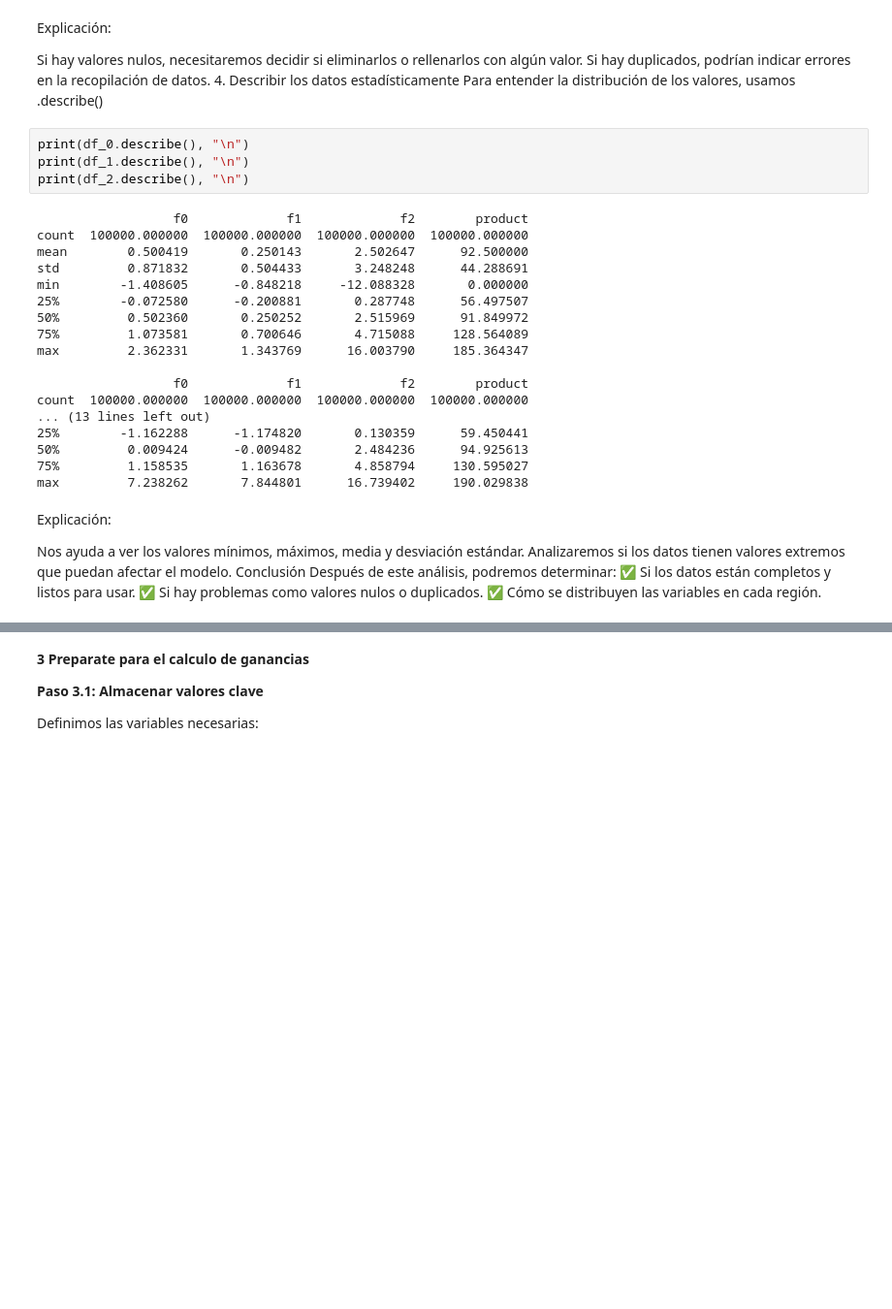
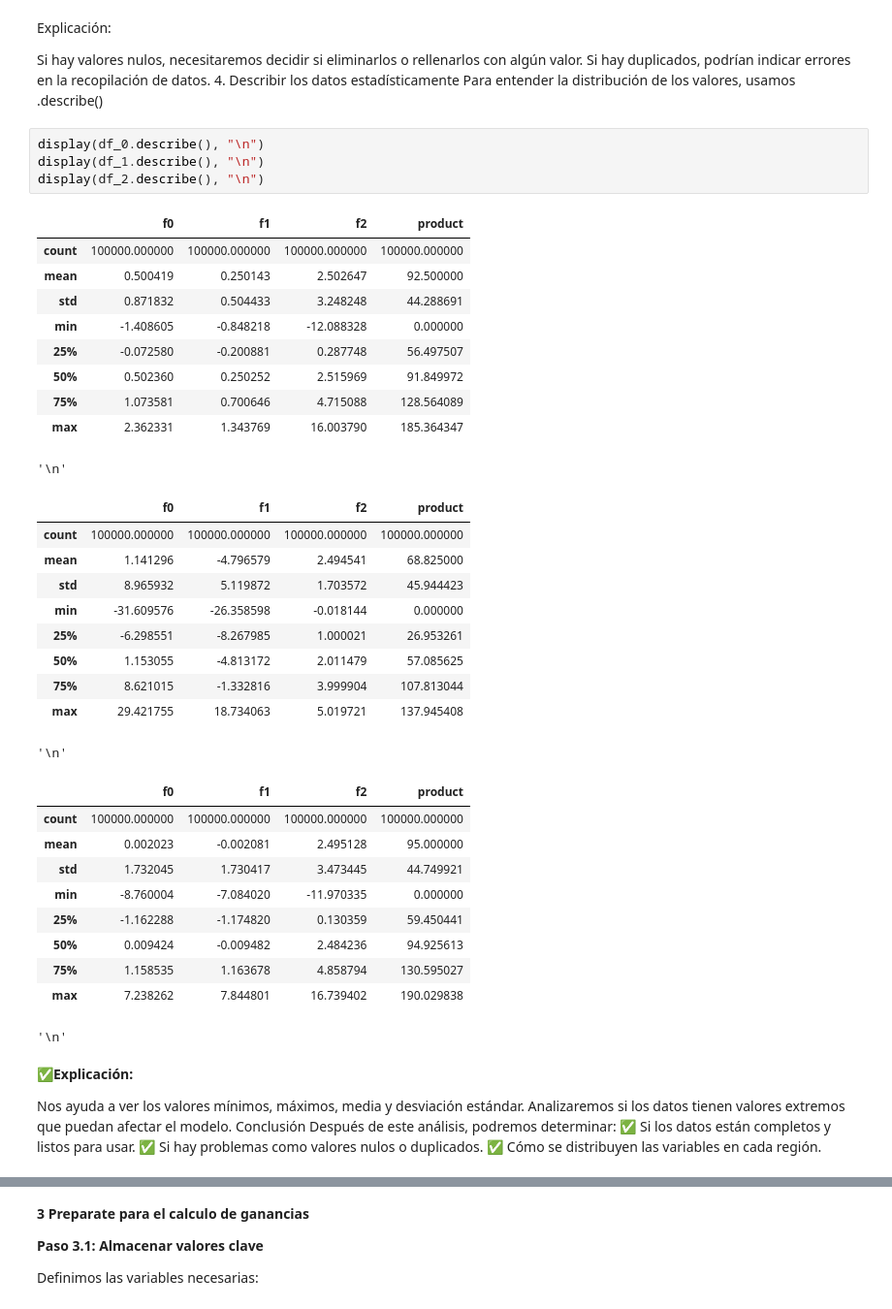
Before and after one commit to albertoisaak/AprendizajeAutomaticoDeNegocios, a Jupyter notebook: Sprint11.ipynb, the cells around one changed output, grey strips where cells are left out. Shown: that part at 97% size. Drawn from its saved outputs; the diff is of its cells as text; blank space fills up the shorter version.

```diff
--- a/Sprint11.ipynb
+++ b/Sprint11.ipynb
@@ -119,29 +134,42 @@ Si hay duplicados, podrían indicar errores en la recopilación de datos.
 4. Describir los datos estadísticamente
 Para entender la distribución de los valores, usamos .describe()
 # %%
-print(df_0.describe(), "\n")
-print(df_1.describe(), "\n")
-print(df_2.describe(), "\n")
+display(df_0.describe(), "\n")
+display(df_1.describe(), "\n")
+display(df_2.describe(), "\n")
 # %% [output]
+|  | f0 | f1 | f2 | product |
+| count | 100000.000000 | 100000.000000 | 100000.000000 | 100000.000000 |
+| mean | 0.500419 | 0.250143 | 2.502647 | 92.500000 |
+| std | 0.871832 | 0.504433 | 3.248248 | 44.288691 |
+| min | -1.408605 | -0.848218 | -12.088328 | 0.000000 |
+| 25% | -0.072580 | -0.200881 | 0.287748 | 56.497507 |
+| 50% | 0.502360 | 0.250252 | 2.515969 | 91.849972 |
+| 75% | 1.073581 | 0.700646 | 4.715088 | 128.564089 |
+| max | 2.362331 | 1.343769 | 16.003790 | 185.364347 |
-                  f0             f1             f2        product
-count  100000.000000  100000.000000  100000.000000  100000.000000
-mean        0.500419       0.250143       2.502647      92.500000
-std         0.871832       0.504433       3.248248      44.288691
-min        -1.408605      -0.848218     -12.088328       0.000000
-25%        -0.072580      -0.200881       0.287748      56.497507
-50%         0.502360       0.250252       2.515969      91.849972
-75%         1.073581       0.700646       4.715088     128.564089
-max         2.362331       1.343769      16.003790     185.364347
-
-                  f0             f1             f2        product
-count  100000.000000  100000.000000  100000.000000  100000.000000
-... (13 lines left out)
-25%        -1.162288      -1.174820       0.130359      59.450441
-50%         0.009424      -0.009482       2.484236      94.925613
-75%         1.158535       1.163678       4.858794     130.595027
-max         7.238262       7.844801      16.739402     190.029838
+'\n'
+|  | f0 | f1 | f2 | product |
+| count | 100000.000000 | 100000.000000 | 100000.000000 | 100000.000000 |
+| mean | 1.141296 | -4.796579 | 2.494541 | 68.825000 |
+| std | 8.965932 | 5.119872 | 1.703572 | 45.944423 |
+| min | -31.609576 | -26.358598 | -0.018144 | 0.000000 |
+| 25% | -6.298551 | -8.267985 | 1.000021 | 26.953261 |
+| 50% | 1.153055 | -4.813172 | 2.011479 | 57.085625 |
+| 75% | 8.621015 | -1.332816 | 3.999904 | 107.813044 |
+| max | 29.421755 | 18.734063 | 5.019721 | 137.945408 |
+'\n'
+|  | f0 | f1 | f2 | product |
+| count | 100000.000000 | 100000.000000 | 100000.000000 | 100000.000000 |
+| mean | 0.002023 | -0.002081 | 2.495128 | 95.000000 |
+| std | 1.732045 | 1.730417 | 3.473445 | 44.749921 |
+| min | -8.760004 | -7.084020 | -11.970335 | 0.000000 |
+| 25% | -1.162288 | -1.174820 | 0.130359 | 59.450441 |
+| 50% | 0.009424 | -0.009482 | 2.484236 | 94.925613 |
+| 75% | 1.158535 | 1.163678 | 4.858794 | 130.595027 |
+| max | 7.238262 | 7.844801 | 16.739402 | 190.029838 |
+'\n'
 # %% [markdown]
-Explicación:
+✅**Explicación:**
 
 Nos ayuda a ver los valores mínimos, máximos, media y desviación estándar.
 Analizaremos si los datos tienen valores extremos que puedan afectar el modelo.
```
Also changed, not shown: parts of 13 cells of this notebook, 23 other files.
